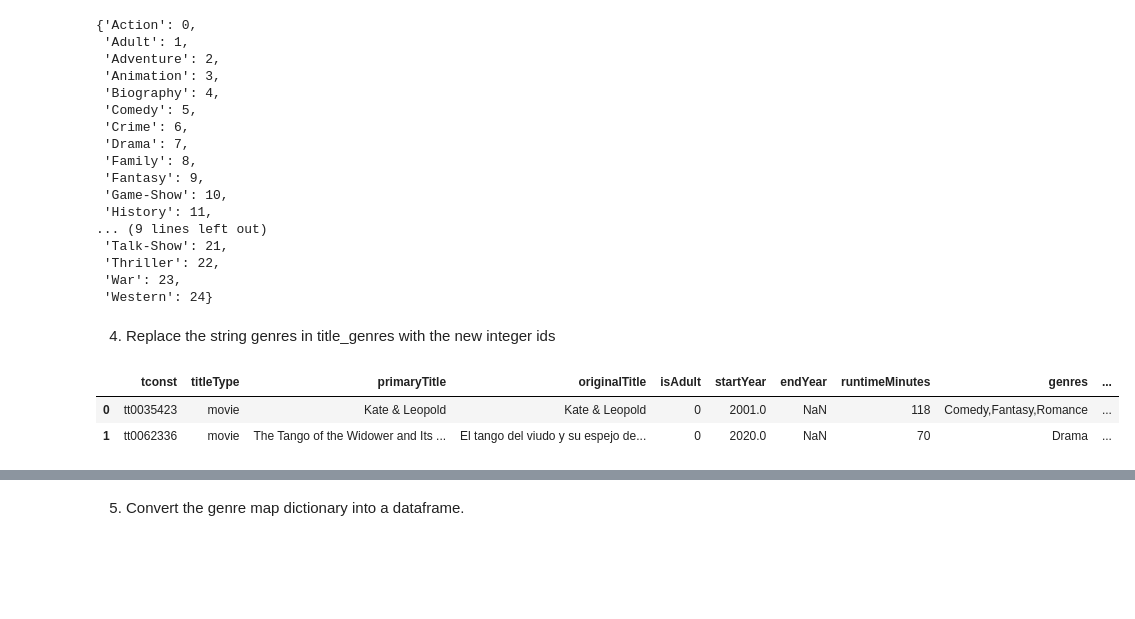
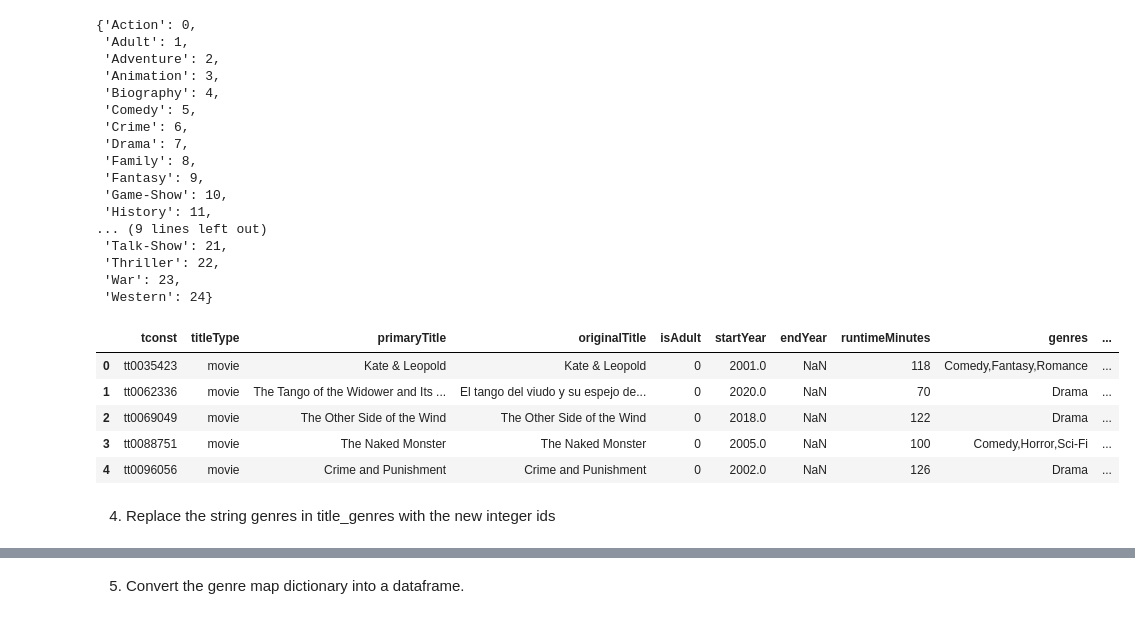
Before and after one commit to KirstenC32/Project-2-RETRY, a Jupyter notebook: Part 3b.ipynb, the cells around one changed output, grey strips where cells are left out. Drawn from its saved outputs; the diff is of its cells as text; code cells hidden in the pictures; blank space fills up the shorter version.

```diff
--- a/Part 3b.ipynb
+++ b/Part 3b.ipynb
@@ -120,14 +120,14 @@ map
  'Thriller': 22,
  'War': 23,
  'Western': 24}
+# %%
+df.head()
+# %% [output]
+|  | tconst | titleType | primaryTitle | originalTitle | isAdult | startYear | endYear | runtimeMinutes | genres | ... |
+| 0 | tt0035423 | movie | Kate & Leopold | Kate & Leopold | 0 | 2001.0 | NaN | 118 | Comedy,Fantasy,Romance | ... |
+| 1 | tt0062336 | movie | The Tango of the Widower and Its ... | El tango del viudo y su espejo de... | 0 | 2020.0 | NaN | 70 | Drama | ... |
+| 2 | tt0069049 | movie | The Other Side of the Wind | The Other Side of the Wind | 0 | 2018.0 | NaN | 122 | Drama | ... |
+| 3 | tt0088751 | movie | The Naked Monster | The Naked Monster | 0 | 2005.0 | NaN | 100 | Comedy,Horror,Sci-Fi | ... |
+| 4 | tt0096056 | movie | Crime and Punishment | Crime and Punishment | 0 | 2002.0 | NaN | 126 | Drama | ... |
 # %% [markdown]
 4. Replace the string genres in title_genres with the new integer ids
-# %%
-## make new integer genre_id and drop string genres
-df['genre_id'] = df['genres_split'].replace(map)
-df = df.drop(columns='genres_split')
-df.head(2)
-# %% [output]
-|  | tconst | titleType | primaryTitle | originalTitle | isAdult | startYear | endYear | runtimeMinutes | genres | ... |
-| 0 | tt0035423 | movie | Kate & Leopold | Kate & Leopold | 0 | 2001.0 | NaN | 118 | Comedy,Fantasy,Romance | ... |
-| 1 | tt0062336 | movie | The Tango of the Widower and Its ... | El tango del viudo y su espejo de... | 0 | 2020.0 | NaN | 70 | Drama | ... |
```
Also changed, not shown: parts of 19 cells of this notebook.
